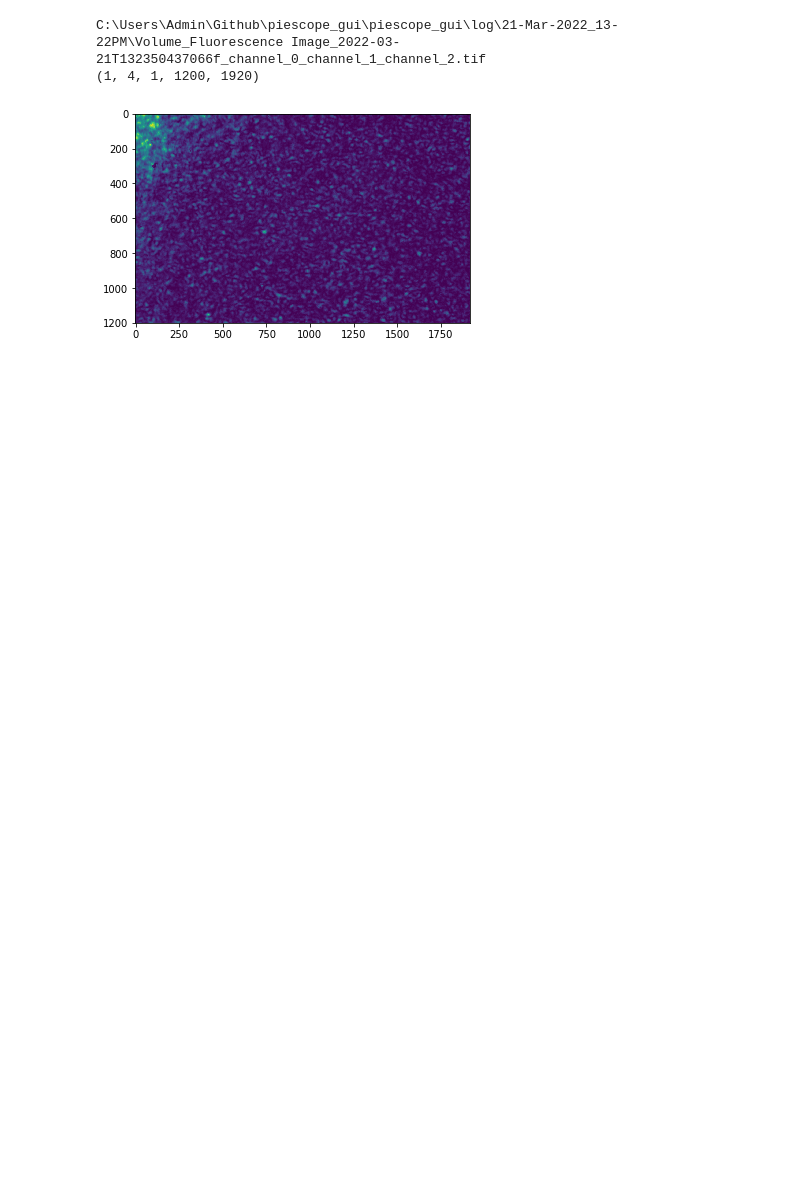
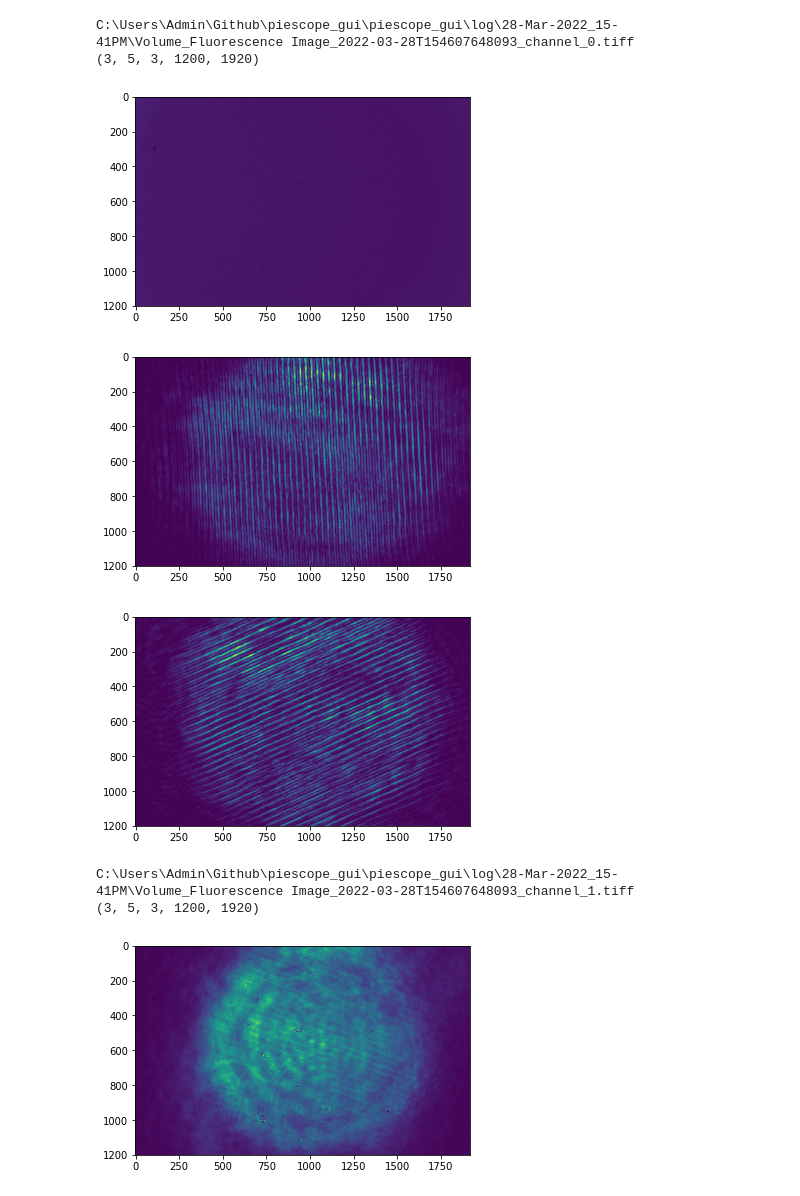
Before and after one commit to DeMarcoLab/piescope, a Jupyter notebook: piescope/notebook.ipynb, the cells around one changed output. Saved outputs shown, nothing was run; the diff lists cells and outputs as text; code cells hidden in the pictures; blank space fills up the shorter version.

```diff
--- a/piescope/notebook.ipynb
+++ b/piescope/notebook.ipynb
@@ -1,6 +1,6 @@
 # %%
 import tifffile as tf
 import glob
-filenames = sorted(glob.glob(r"C:\Users\Admin\Github\piescope_gui\piescope_gui\log\21-Mar-2022_13-22PM/*.tif") )
+filenames = sorted(glob.glob(r"C:\Users\Admin\Github\piescope_gui\piescope_gui\log\28-Mar-2022_15-41PM/*Volume*93_channel_*.tiff") )
 print(filenames)
 # %% [output]
@@ -27,12 +24,19 @@ for ch in range(full.shape[0]):
 # %%
-ch_img = tf.imread(filenames[-2])
-print(filenames[-2])
-print(ch_img.shape)
-img = ch_img[0, 0, 0, :, :]
-img.shape
-plt.imshow(img)
-plt.show()
+for fname in filenames:
+    ch_img = tf.imread(fname)
+    print(fname)
+    print(ch_img.shape)
+    for n in range(ch_img.shape[2]):
+        img = ch_img[0, 0, n, :, :]
+        img.shape
+        plt.imshow(img)
+        plt.show()
 # %% [output]
-C:\Users\Admin\Github\piescope_gui\piescope_gui\log\21-Mar-2022_13-22PM\Volume_Fluorescence Image_2022-03-21T132350437066f_channel_0_channel_1_channel_2.tif
-(1, 4, 1, 1200, 1920)
+C:\Users\Admin\Github\piescope_gui\piescope_gui\log\28-Mar-2022_15-41PM\Volume_Fluorescence Image_2022-03-28T154607648093_channel_0.tiff
+(3, 5, 3, 1200, 1920)
-[figure, old version]
+[figure, new version]
+[figure, added]
+[figure, added]
+C:\Users\Admin\Github\piescope_gui\piescope_gui\log\28-Mar-2022_15-41PM\Volume_Fluorescence Image_2022-03-28T154607648093_channel_1.tiff
+(3, 5, 3, 1200, 1920)
+[figure, added]
```
Also changed, not shown: parts of 3 cells of this notebook, 2 other files.
